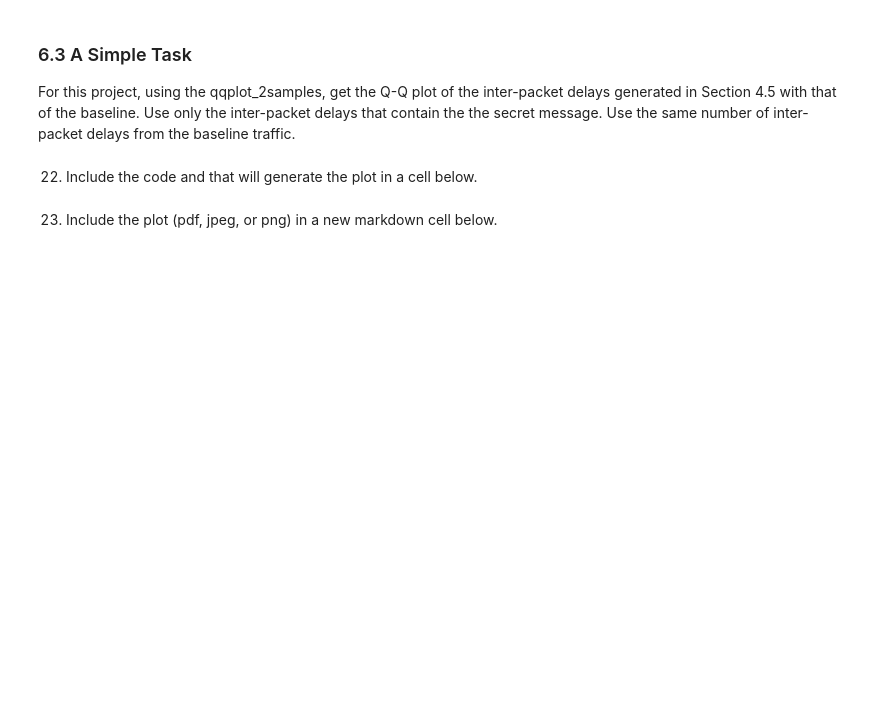
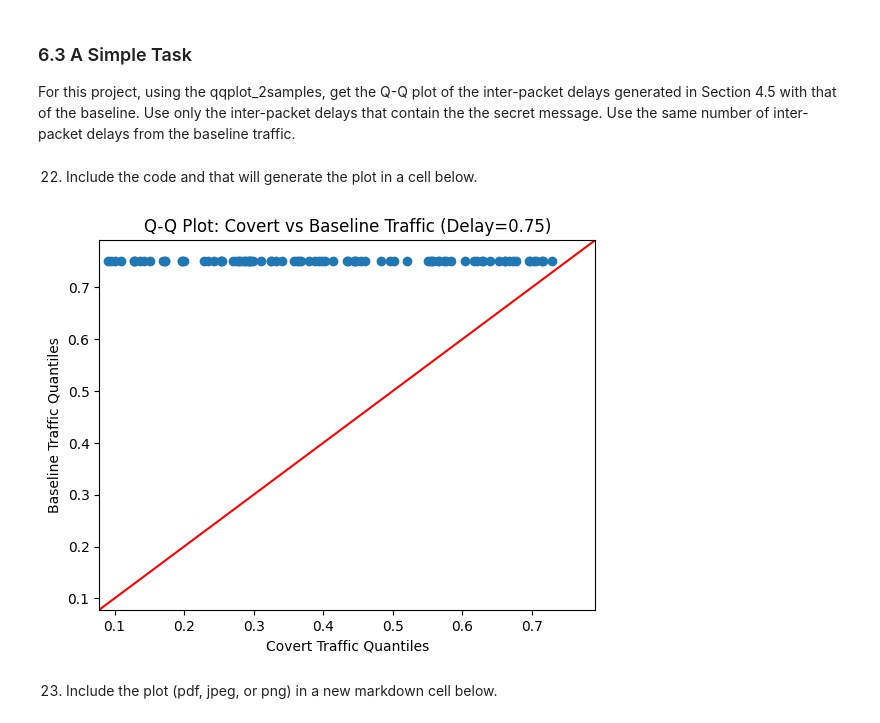
Before and after one commit to eustachew/ECS132_Project, a Jupyter notebook: ECS132_Project_Spring_2025_Draft.ipynb, the cells around one changed output. Saved outputs shown, nothing was run; the diff lists cells and outputs as text; code cells hidden in the pictures; blank space fills up the shorter version.

```diff
--- a/ECS132_Project_Spring_2025_Draft.ipynb
+++ b/ECS132_Project_Spring_2025_Draft.ipynb
@@ -726,5 +726,34 @@ py.show()
 For this project, using the qqplot_2samples, get the Q-Q plot of the inter-packet delays generated in Section 4.5 with that of the baseline. Use only the inter-packet delays that contain the the secret message. Use the same number of inter-packet delays from the baseline traffic.
 # %% [markdown]
 22. Include the code and that will generate the plot in a cell below.
+# %%
+covert_data = pd.read_csv("Covert_Traffic_data-V2.csv")
+baseline_data = pd.read_csv("Covert_Traffic_data.csv")
+
+# Calculate inter-packet delays for baseline traffic
+baseline_delays = baseline_data['Time'].diff().dropna()
+
+# Identify packets with inter-packet delay of exactly 0.75
+selected_indices = baseline_delays[baseline_delays == 0.75].index
+
+# Preview number of selected packets
+#print(f"Number of packets with delay 0.75 in baseline traffic: {len(selected_indices)}")
+
+# Select corresponding packets in both datasets
+baseline_selected_delays = baseline_data.loc[selected_indices, 'Time'].values - baseline_data.loc[selected_indices - 1, 'Time'].values
+covert_selected_delays = covert_data.loc[selected_indices, 'Time'].values - covert_data.loc[selected_indices - 1, 'Time'].values
+
+# Preview the first few delays to avoid overwhelming output
+#print("Baseline delays sample:", baseline_selected_delays[:10])
+#print("Covert delays sample:", covert_selected_delays[:10])
+
+# Generate Q-Q plot
+sm.qqplot_2samples(covert_selected_delays, baseline_selected_delays, line='45')
+plt.title("Q-Q Plot: Covert vs Baseline Traffic (Delay=0.75)")
+plt.xlabel("Covert Traffic Quantiles")
+plt.ylabel("Baseline Traffic Quantiles")
+plt.show()
+# %% [output]
+[figure, added]
 # %% [markdown]
 23. Include the plot (pdf, jpeg, or png) in a new markdown cell below.
```
Also changed, not shown: parts of 6 cells of this notebook, 4 other files.
